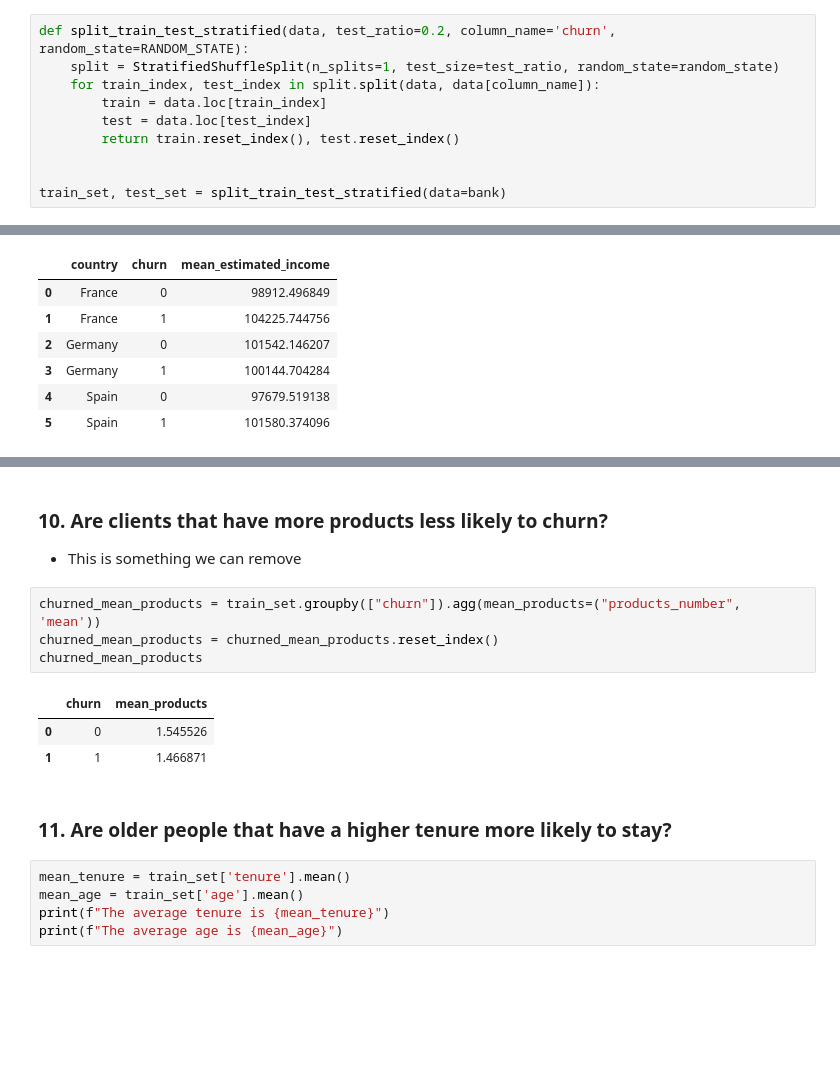
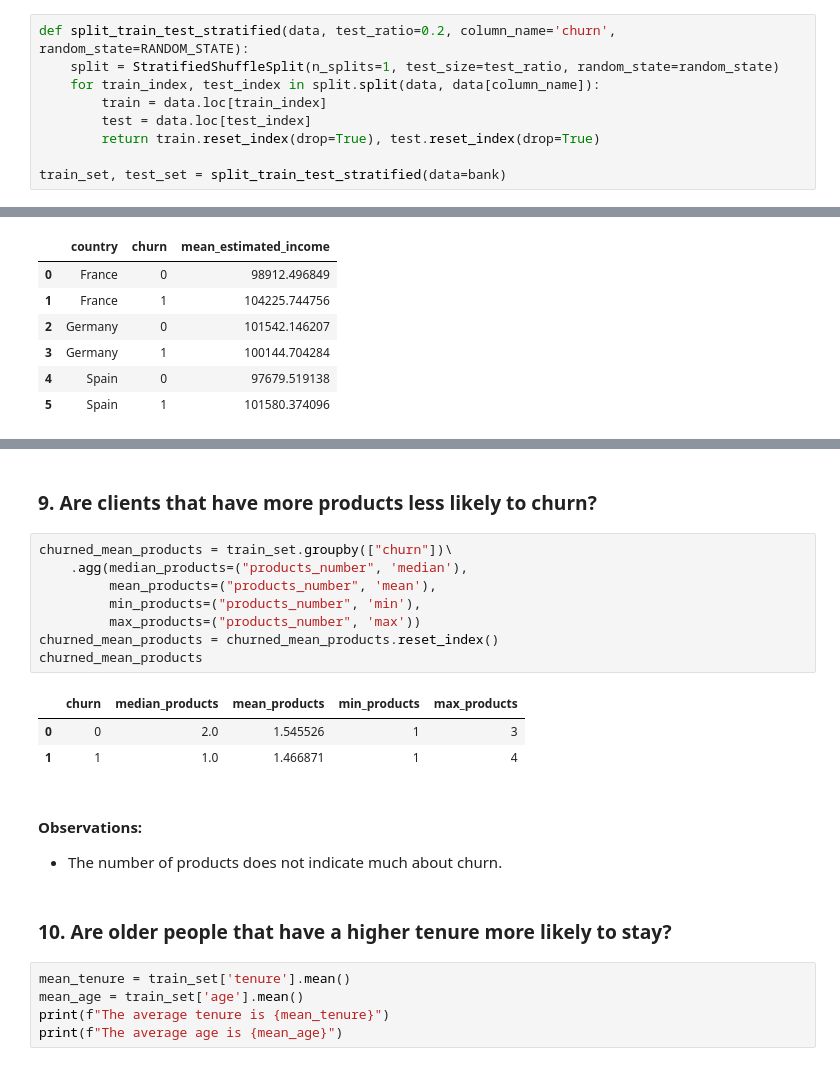
Before and after one commit to EitanKats/ML-project, a Jupyter notebook: Bank Churn.ipynb, the cells around one changed output, grey strips where cells are left out. Cells and saved outputs as stored; diff of their text form; blank space fills up the shorter version.

```diff
--- a/Bank Churn.ipynb
+++ b/Bank Churn.ipynb
@@ -127,8 +127,7 @@ def split_train_test_stratified(data, test_ratio=0.2, column_name='churn', rando
     for train_index, test_index in split.split(data, data[column_name]):
         train = data.loc[train_index]
         test = data.loc[test_index]
-        return train.reset_index(), test.reset_index()
-
+        return train.reset_index(drop=True), test.reset_index(drop=True)
 
 train_set, test_set = split_train_test_stratified(data=bank)
 # %%
@@ -315,17 +342,22 @@ churned_mean_income
 # %% [markdown]
-### 10. Are clients that have more products less likely to churn?
-
-- This is something we can remove
+### 9. Are clients that have more products less likely to churn?
 # %%
-churned_mean_products = train_set.groupby(["churn"]).agg(mean_products=("products_number", 'mean'))
+churned_mean_products = train_set.groupby(["churn"])\
+    .agg(median_products=("products_number", 'median'),
+         mean_products=("products_number", 'mean'),
+         min_products=("products_number", 'min'),
+         max_products=("products_number", 'max'))
 churned_mean_products = churned_mean_products.reset_index()
 churned_mean_products
 # %% [output]
-|  | churn | mean_products |
-| 0 | 0 | 1.545526 |
-| 1 | 1 | 1.466871 |
+|  | churn | median_products | mean_products | min_products | max_products |
+| 0 | 0 | 2.0 | 1.545526 | 1 | 3 |
+| 1 | 1 | 1.0 | 1.466871 | 1 | 4 |
+# %% [markdown]
+#### Observations:
+* The number of products does not indicate much about churn.
 # %% [markdown]
-### 11. Are older people that have a higher tenure more likely to stay?
+### 10. Are older people that have a higher tenure more likely to stay?
 # %%
 mean_tenure = train_set['tenure'].mean()
 mean_age = train_set['age'].mean()
```
Also changed, not shown: parts of 46 cells of this notebook.
